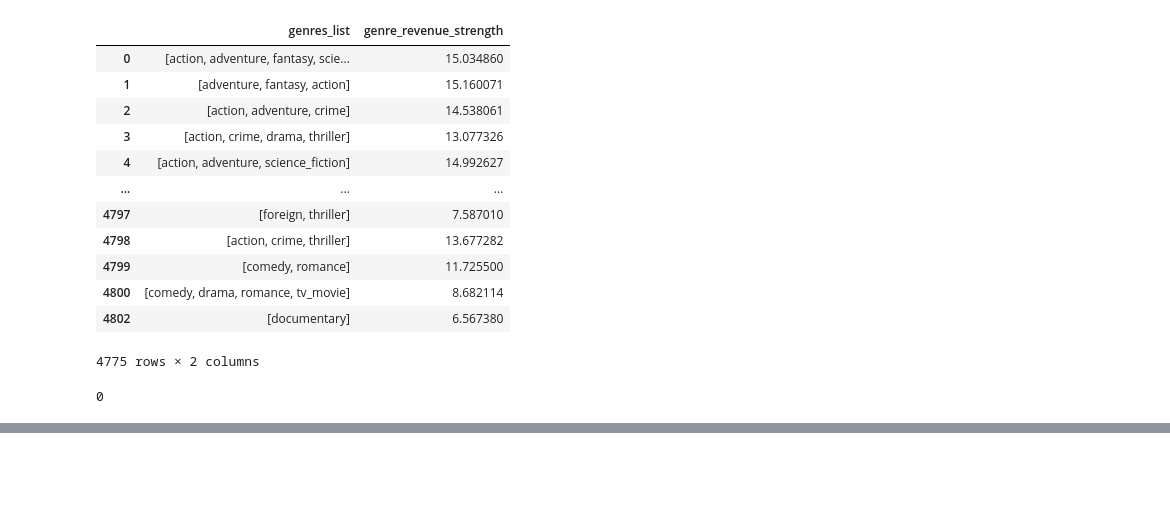
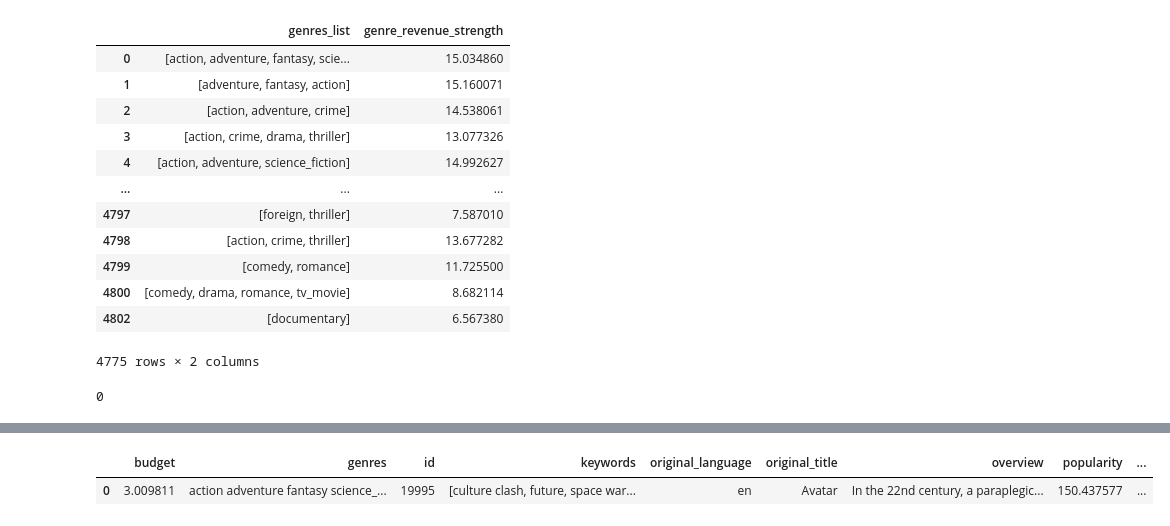
Before and after one commit to Gcarmnonapy7/Masterpiece_prototype_scheduling_movie_theaters, a Jupyter notebook: movies_cluesterization_&crowd_prediction.ipynb, the cells around one changed output, grey strips where cells are left out. Saved outputs shown, nothing was run; the diff lists cells and outputs as text; code cells hidden in the pictures; blank space fills up the shorter version.

```diff
--- a/movies_cluesterization_&crowd_prediction.ipynb
+++ b/movies_cluesterization_&crowd_prediction.ipynb
@@ -230,6 +229,18 @@ genre_avg_revenue = (
     .groupby('genres_list')
     ['revenue'].mean())
 tmdb['genre_revenue_strength'] = tmdb['genres_list'].apply(lambda genres : np.mean([genre_avg_revenue[gen] for gen in genres] ) if len(genres) > 0 else 0)
-# %%
-tmdb['budget'] = tmdb.groupby()
-print(len(tmdb[tmdb['budget'] == 0]))
+# %%
+# Ensure tmdb is a proper copy to avoid SettingWithCopyWarning
+tmdb = tmdb.copy()
+
+# Fill 0 budgets with the median of their genre group
+tmdb['budget'] = tmdb.groupby('genres')['budget'].transform(
+    lambda x: x.replace(0, x.median())
+)
+
+# Fallback: For rows that are still 0 (groups where all budgets were 0), use the global median
+global_median_budget = tmdb[tmdb['budget'] > 0]['budget'].median()
+tmdb.loc[tmdb['budget'] == 0, 'budget'] = global_median_budget
+
+print(f"Rows with 0 budget remaining: {len(tmdb[tmdb['budget'] == 0])}")
+print(f"Global median used for fallback: {global_median_budget}")
@@ -268,7 +280,7 @@ tmdb_log1p = transform_log1p(tmdb,columns_to_log)
 # %%
 tmdb_model = tmdb_log1p[
     (tmdb_log1p['budget'] > 0) &
-    (tmdb_log1p['revenue'] > 0)
+    (tmdb_log1p['revenue'] > 0) & (tmdb_log1p)
 ].copy()
 # %%
 print(tmdb_log1p.shape)
@@ -287,2 +303,7 @@ tmdb.head()
+# %%
+tmdb_model.head(1)
+# %% [output]
+|  | budget | genres | id | keywords | original_language | original_title | overview | popularity | ... |
+| 0 | 3.009811 | action adventure fantasy science_... | 19995 | [culture clash, future, space war... | en | Avatar | In the 22nd century, a paraplegic... | 150.437577 | ... |
 # %%
 df_final = tmdb.merge(box,on='title',how='inner')
```
Also changed, not shown: parts of 6 cells of this notebook.
